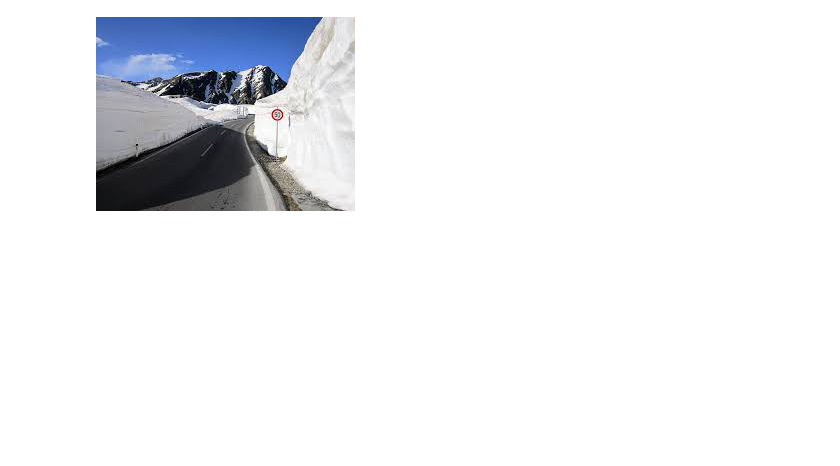
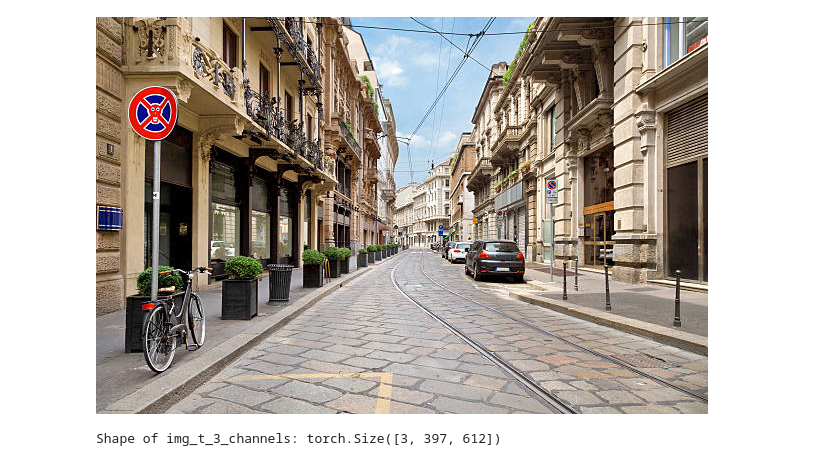
Before and after one commit to gorgons97/MachineLearning_Unict, a Jupyter notebook: result.ipynb, the cells around one changed output. Saved outputs shown, nothing was run; the diff lists cells and outputs as text; code cells hidden in the pictures; blank space fills up the shorter version.

```diff
--- a/result.ipynb
+++ b/result.ipynb
@@ -34,8 +67,22 @@ LeNetColor(
 # %%
-img = Image.open("image\images.jpeg")
+img = Image.open("image\images.png")
 img
 # %% [output]
-[figure, old version]
+[figure, new version]
 # %%
 transform = torchvision.transforms.ToTensor()
 img_t = transform(img)
+# %%
+import torchvision.transforms as transforms
+
+# Converte l'immagine in un tensore PyTorch
+transform = transforms.ToTensor()
+img_t = transform(img)
+
+# Rimuovi il primo canale (canale 0) per ottenere un'immagine a 3 canali
+img_t_3_channels = img_t[1:]  # Mantieni solo i canali 1, 2 e 3
+
+# Verifica la forma dell'immagine risultante
+print("Shape of img_t_3_channels:", img_t_3_channels.shape)
+# %% [output]
+Shape of img_t_3_channels: torch.Size([3, 397, 612])
```
Also changed, not shown: parts of 10 cells of this notebook, 45 other files.
